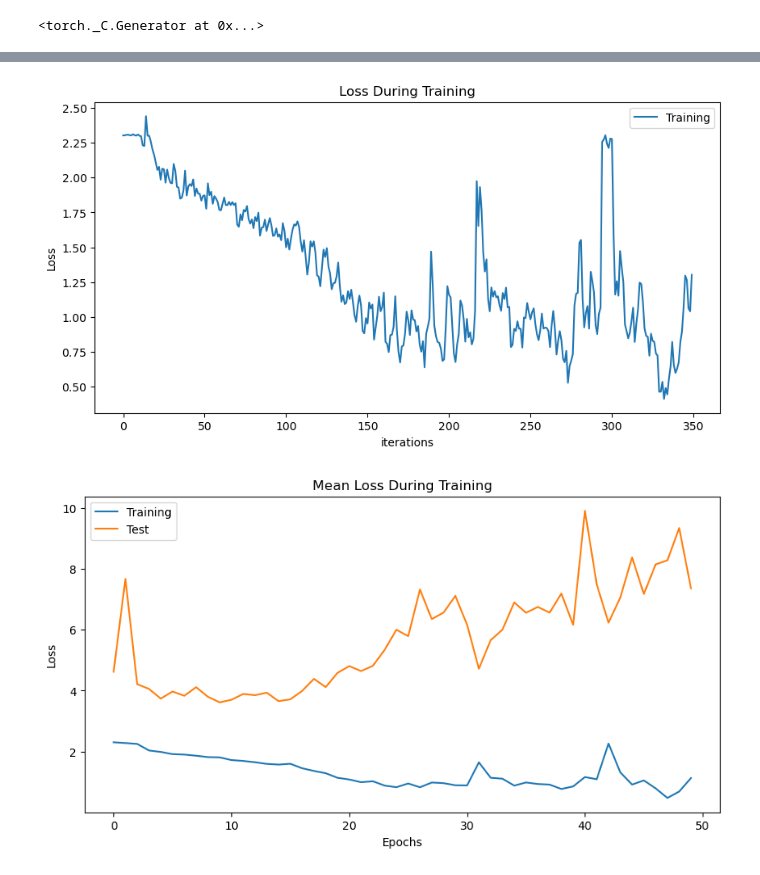
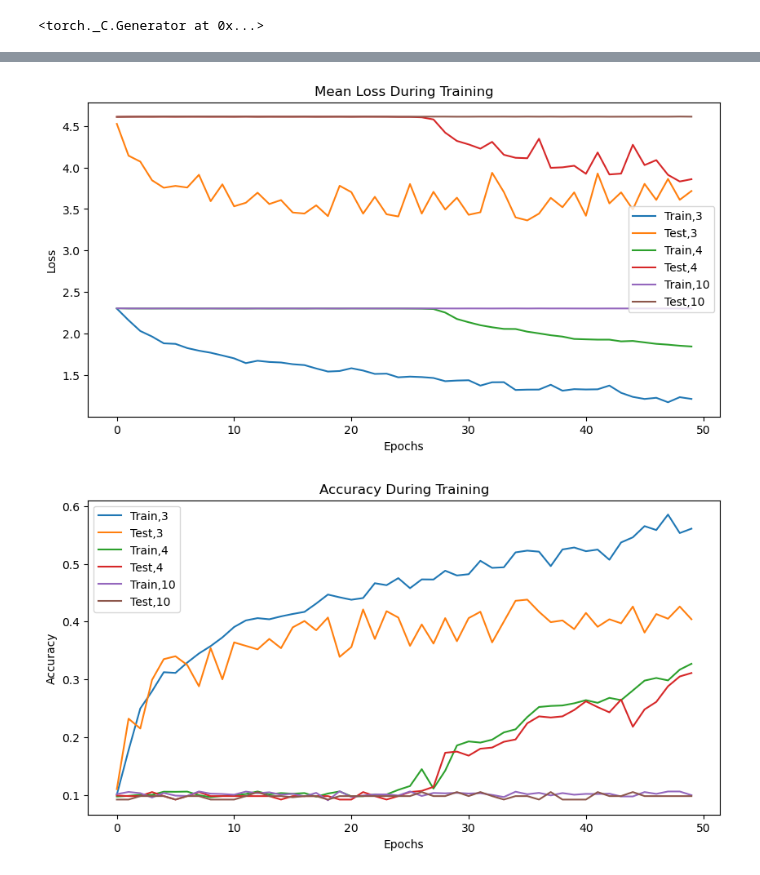
Before and after one commit to omermazig-tau/DL-Ex1, a Jupyter notebook: hw1_conv.ipynb, the cells around one changed output, grey strips where cells are left out. Saved outputs shown, nothing was run; the diff lists cells and outputs as text; code cells hidden in the pictures.

```diff
--- a/hw1_conv.ipynb
+++ b/hw1_conv.ipynb
@@ -124,18 +161,0 @@ class CnnClassifier(nn.Module):
-# %%
-# Init Model
-model = CnnClassifier(ngpu).to(device)
-print(model)
-
-def init_weights(m):
-    if isinstance(m, nn.Linear) or isinstance(m, nn.Conv2d):
-        if use_xavier:
-            nn.init.xavier_uniform(m.weight)
-        else:
-            nn.init.normal_(m.weight, std=std_dev)
-model.apply(init_weights)
-loss_criterion = nn.CrossEntropyLoss()
-
-if use_adam:
-    optimizer = torch.optim.Adam(model.parameters(), lr=adam_lr, weight_decay=weight_decay)
-else:
-    optimizer = torch.optim.SGD(model.parameters(), lr=sgd_lr, momentum=momentum)
@@ -158,2 +162,20 @@ CnnClassifier(
+# %%
+# Parameters
+
+# sgd_lr = 0.01
+sgd_lrs = [0.01, 0.1, 1]
+# momentum = 0.9
+momentums = [0.09, 0.9, 0.99]
+adam_lr = 1e-3
+beta1 = 0.5
+weight_decay = 0.01
+# std_dev = 0.001
+std_devs = [0.001]
+
+use_adam = False
+use_xavier = False
+use_weight_decay = False
+
+losses_interval = 10
 # %%
 # Training:
@@ -237,21 +389,24 @@ Test Accuracy:  30.9%
 # %%
 plt.figure(figsize=(10,5))
-plt.title("Loss During Training")
-plt.plot(training_losses, label='Training')
-plt.xlabel("iterations")
+for i in range(len(full_train_losses_epochs)):
+    plt.plot(full_train_losses_epochs[i], label='Train,' + str(depths[i]))
+    plt.plot(full_test_losses[i], label="Test," + str(depths[i]))
+plt.title("Mean Loss During Training")
+plt.xlabel("Epochs")
 plt.ylabel("Loss")
 plt.legend()
 plt.show()
 # %% [output]
-[figure, old version]
+[figure, new version]
 # %%
 plt.figure(figsize=(10,5))
-plt.plot(training_losses_epochs, label='Training')
-plt.plot(test_losses, label="Test")
-plt.title("Mean Loss During Training")
+for i in range(len(full_test_accuracies)):
+    plt.plot(full_train_accuracies[i], label='Train,' + str(depths[i]))
+    plt.plot(full_test_accuracies[i], label="Test," + str(depths[i]))
+plt.title("Accuracy During Training")
 plt.xlabel("Epochs")
-plt.ylabel("Loss")
+plt.ylabel("Accuracy")
 plt.legend()
 plt.show()
 # %% [output]
-[figure, old version]
+[figure, new version]
```
Also changed, not shown: parts of 7 cells of this notebook.
